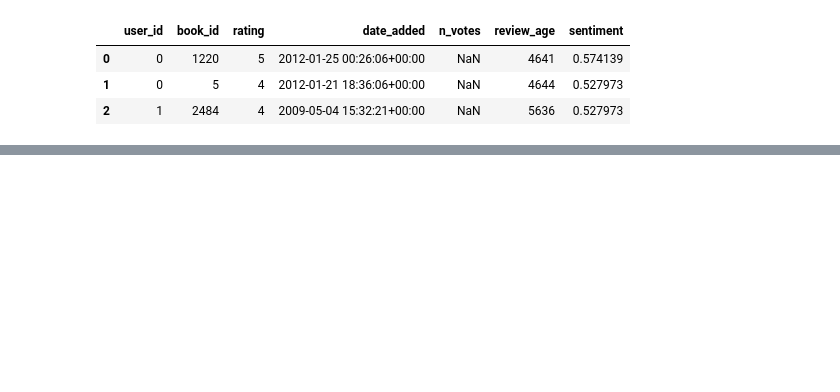
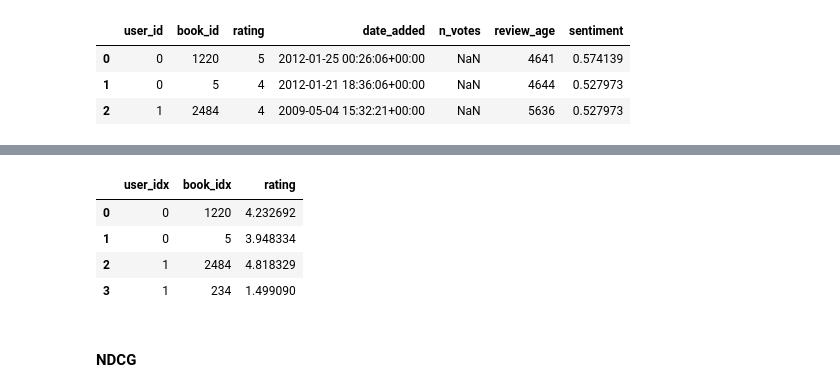
Before and after one commit to Pangerlanger/bt4222-books, a Jupyter notebook: ncf.ipynb, the cells around one changed output, grey strips where cells are left out. Cells and saved outputs as stored; diff of their text form; code cells hidden in the pictures; blank space fills up the shorter version.

```diff
--- a/ncf.ipynb
+++ b/ncf.ipynb
@@ -273,3 +293,14 @@ def ndcg_at_k(relevance_scores, ideal_relevance_scores, k):
+# %%
+test_predictions_df = pd.DataFrame(test_predictions, columns=['user_idx', 'book_idx', 'rating'])
+test_predictions_df.head(4)
+# %% [output]
+|  | user_idx | book_idx | rating |
+| 0 | 0 | 1220 | 4.232692 |
+| 1 | 0 | 5 | 3.948334 |
+| 2 | 1 | 2484 | 4.818329 |
+| 3 | 1 | 234 | 1.499090 |
+# %% [markdown]
+#### NDCG
 # %%
 def compute_ndcg_for_user(user_id, predictions_df, k=10):
     user_predictions = predictions_df[predictions_df['user_id'] == user_id]
```
Also changed, not shown: parts of 24 cells of this notebook.
